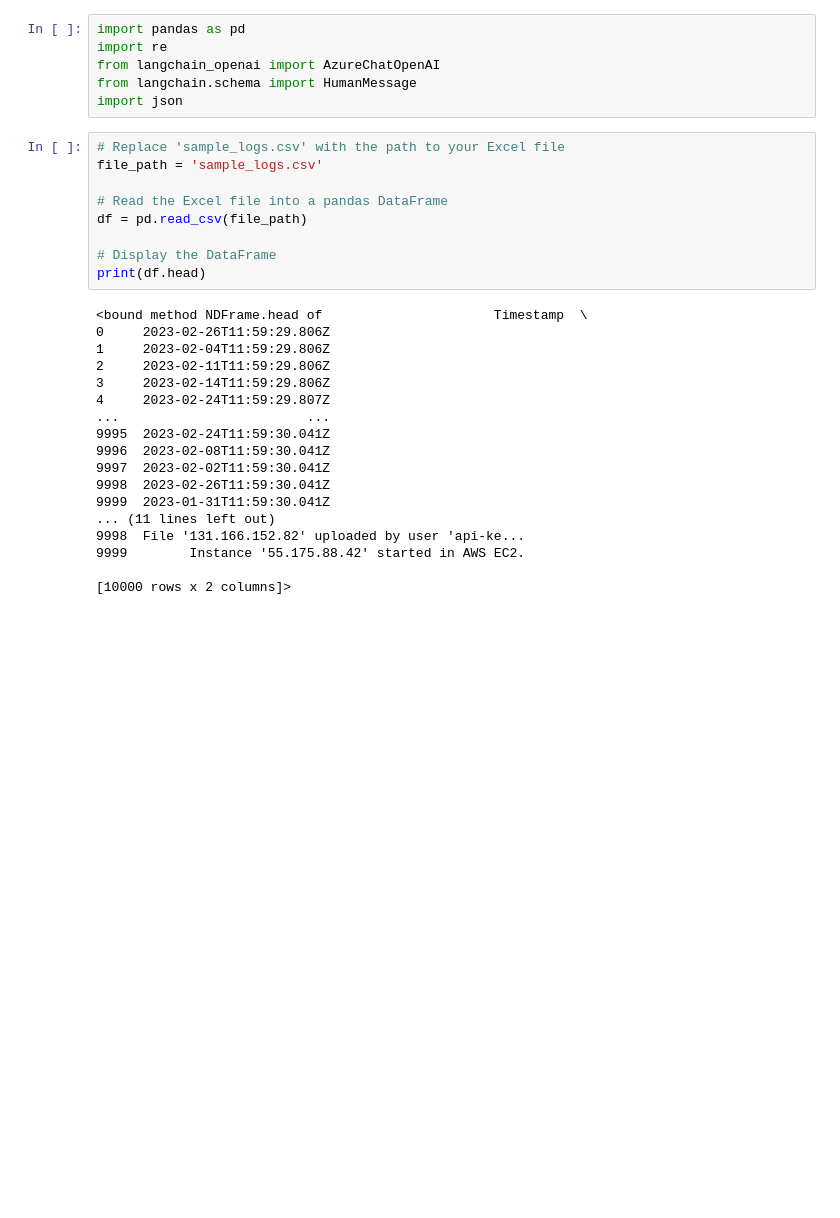
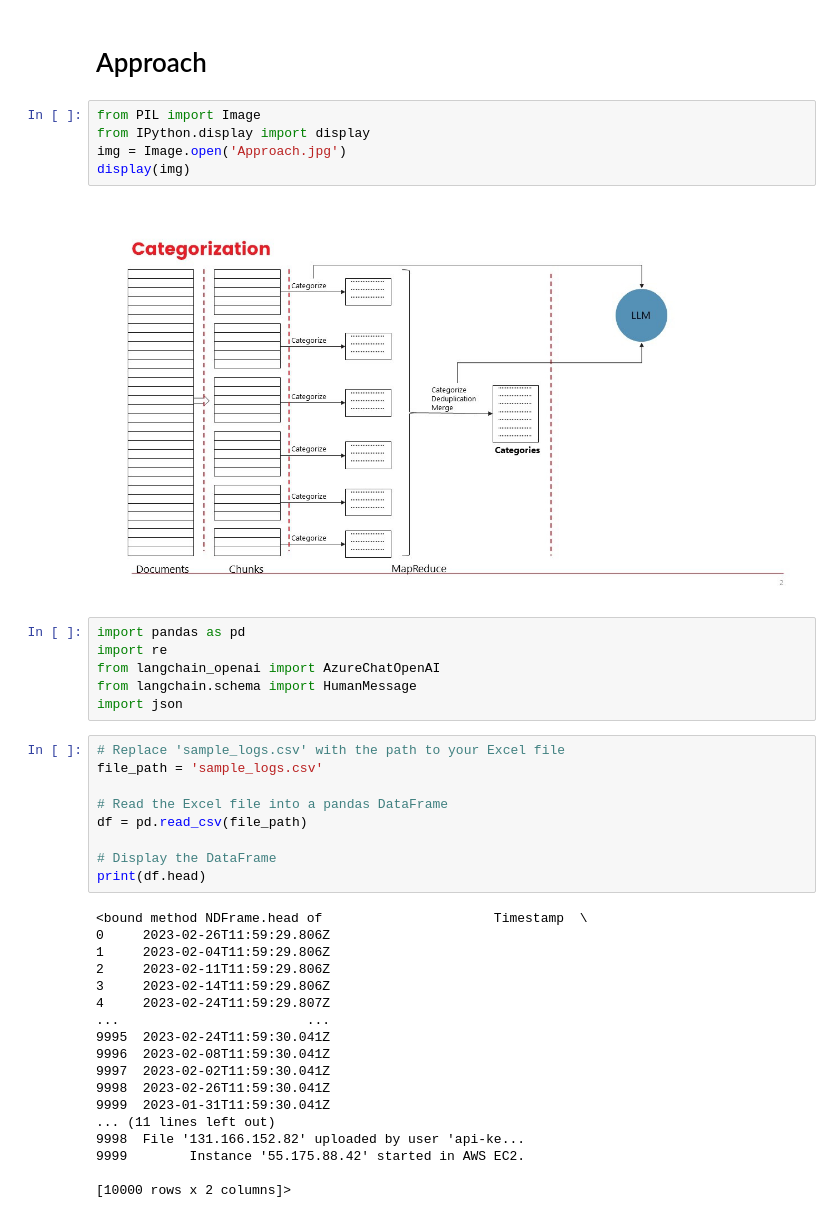
Before and after one commit to sonnylaskar/LaymansAI, a Jupyter notebook: data_classification/LogClassificationWithGPT.ipynb, the cells around one changed output. Cells and saved outputs as stored; diff of their text form; blank space fills up the shorter version.

Commit message:
Approach

```diff
--- a/data_classification/LogClassificationWithGPT.ipynb
+++ b/data_classification/LogClassificationWithGPT.ipynb
@@ -1,3 +1,12 @@
+# %% [markdown]
+# Approach
+# %%
+from PIL import Image
+from IPython.display import display
+img = Image.open('Approach.jpg')
+display(img)
+# %% [output]
+[figure, added]
 # %%
 import pandas as pd
 import re
```
Also changed, not shown: 1 other file.
